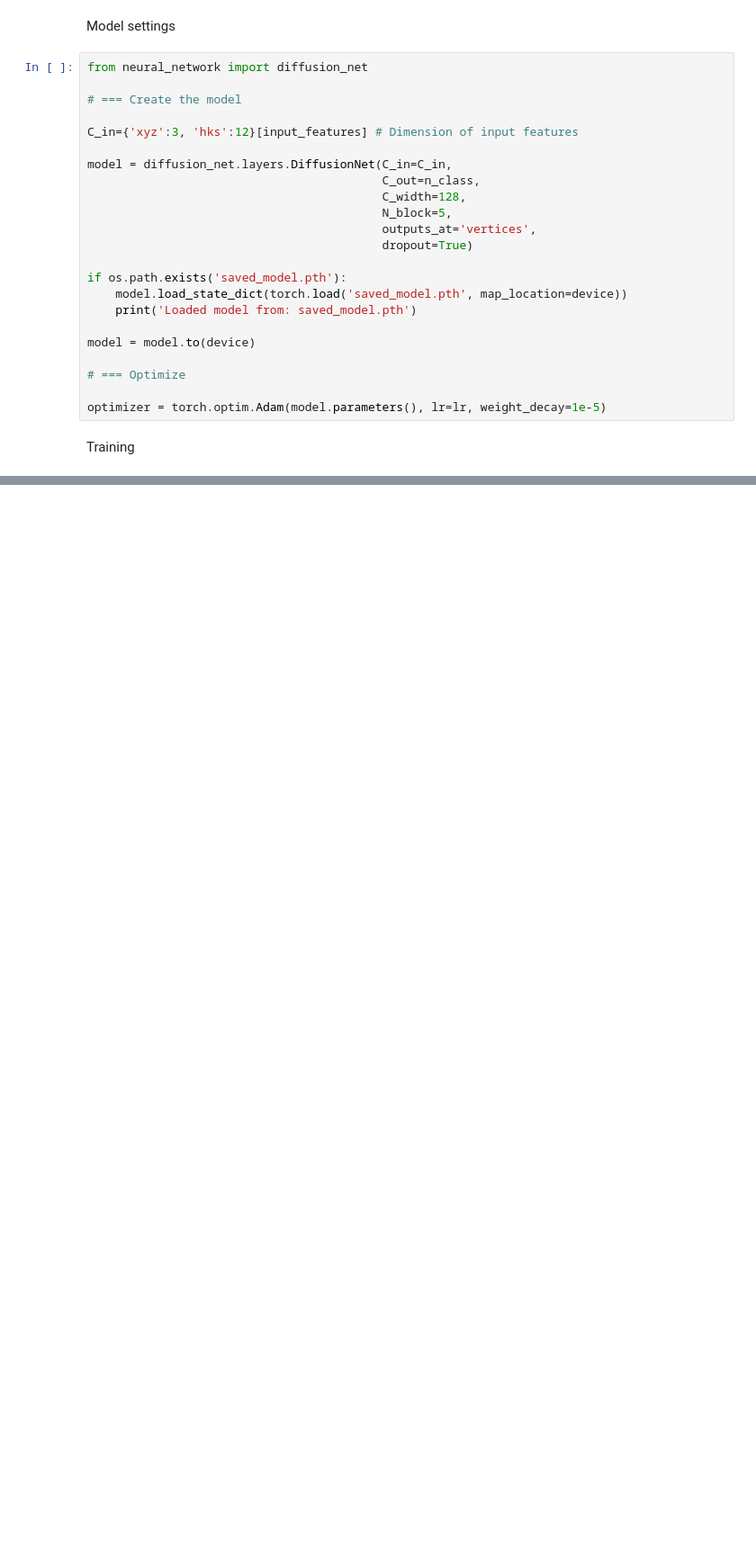
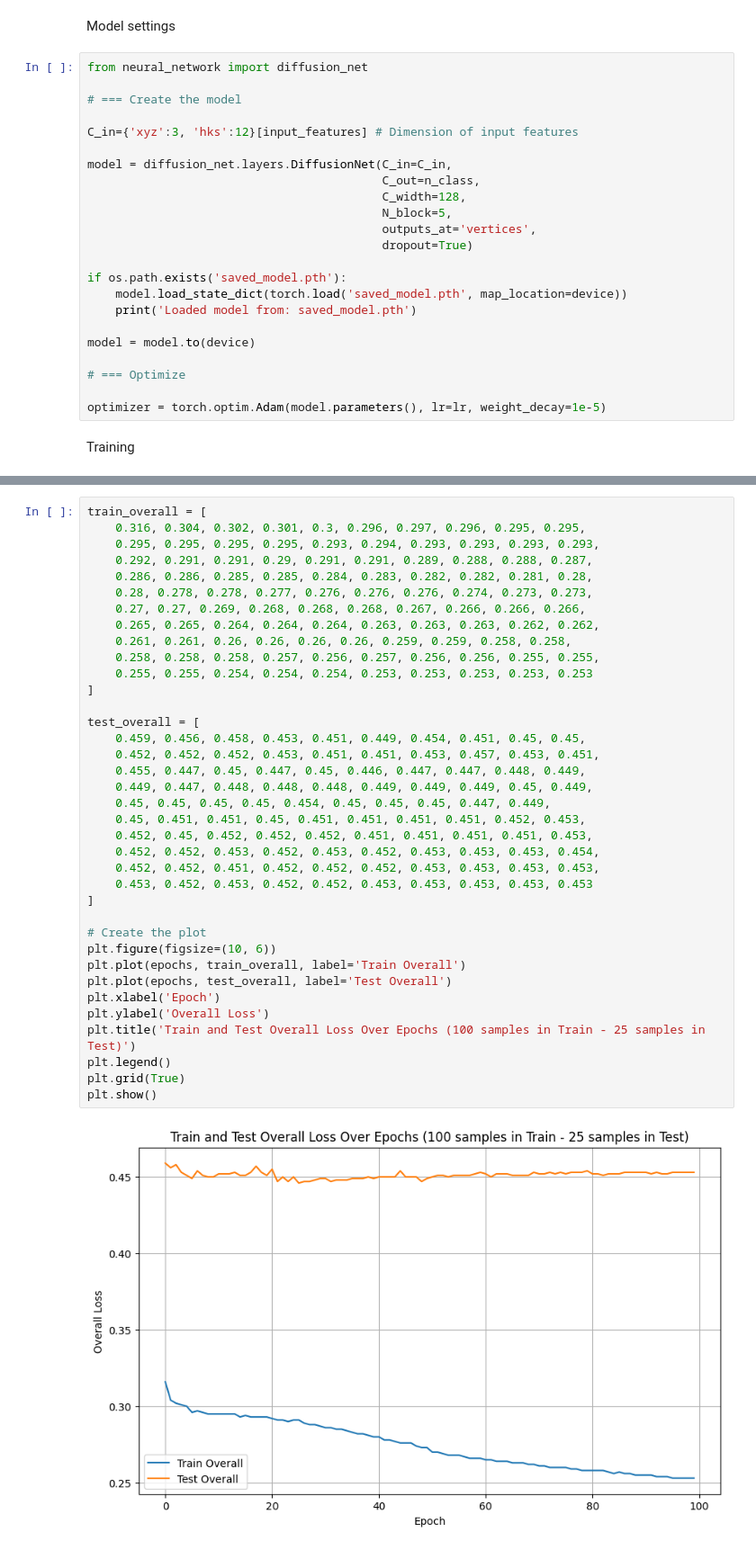
Before and after one commit to bralani/retopology, a Jupyter notebook: retopology.ipynb, the cells around one changed output, grey strips where cells are left out. Shown: that part at 90% size. Saved outputs shown, nothing was run; the diff lists cells and outputs as text; blank space fills up the shorter version.

```diff
--- a/retopology.ipynb
+++ b/retopology.ipynb
@@ -204,0 +326,39 @@ print("Overall test loss: {:06.3f}%".format(test_loss))
+# %%
+train_overall = [
+    0.316, 0.304, 0.302, 0.301, 0.3, 0.296, 0.297, 0.296, 0.295, 0.295,
+    0.295, 0.295, 0.295, 0.295, 0.293, 0.294, 0.293, 0.293, 0.293, 0.293,
+    0.292, 0.291, 0.291, 0.29, 0.291, 0.291, 0.289, 0.288, 0.288, 0.287,
+    0.286, 0.286, 0.285, 0.285, 0.284, 0.283, 0.282, 0.282, 0.281, 0.28,
+    0.28, 0.278, 0.278, 0.277, 0.276, 0.276, 0.276, 0.274, 0.273, 0.273,
+    0.27, 0.27, 0.269, 0.268, 0.268, 0.268, 0.267, 0.266, 0.266, 0.266,
+    0.265, 0.265, 0.264, 0.264, 0.264, 0.263, 0.263, 0.263, 0.262, 0.262,
+    0.261, 0.261, 0.26, 0.26, 0.26, 0.26, 0.259, 0.259, 0.258, 0.258,
+    0.258, 0.258, 0.258, 0.257, 0.256, 0.257, 0.256, 0.256, 0.255, 0.255,
+    0.255, 0.255, 0.254, 0.254, 0.254, 0.253, 0.253, 0.253, 0.253, 0.253
+]
+
+test_overall = [
+    0.459, 0.456, 0.458, 0.453, 0.451, 0.449, 0.454, 0.451, 0.45, 0.45,
+    0.452, 0.452, 0.452, 0.453, 0.451, 0.451, 0.453, 0.457, 0.453, 0.451,
+    0.455, 0.447, 0.45, 0.447, 0.45, 0.446, 0.447, 0.447, 0.448, 0.449,
+    0.449, 0.447, 0.448, 0.448, 0.448, 0.449, 0.449, 0.449, 0.45, 0.449,
+    0.45, 0.45, 0.45, 0.45, 0.454, 0.45, 0.45, 0.45, 0.447, 0.449,
+    0.45, 0.451, 0.451, 0.45, 0.451, 0.451, 0.451, 0.451, 0.452, 0.453,
+    0.452, 0.45, 0.452, 0.452, 0.452, 0.451, 0.451, 0.451, 0.451, 0.453,
+    0.452, 0.452, 0.453, 0.452, 0.453, 0.452, 0.453, 0.453, 0.453, 0.454,
+    0.452, 0.452, 0.451, 0.452, 0.452, 0.452, 0.453, 0.453, 0.453, 0.453,
+    0.453, 0.452, 0.453, 0.452, 0.452, 0.453, 0.453, 0.453, 0.453, 0.453
+]
+
+# Create the plot
+plt.figure(figsize=(10, 6))
+plt.plot(epochs, train_overall, label='Train Overall')
+plt.plot(epochs, test_overall, label='Test Overall')
+plt.xlabel('Epoch')
+plt.ylabel('Overall Loss')
+plt.title('Train and Test Overall Loss Over Epochs (100 samples in Train - 25 samples in Test)')
+plt.legend()
+plt.grid(True)
+plt.show()
+# %% [output]
+[figure, added]
```
Also changed, not shown: parts of 11 cells of this notebook, 1 other file.
